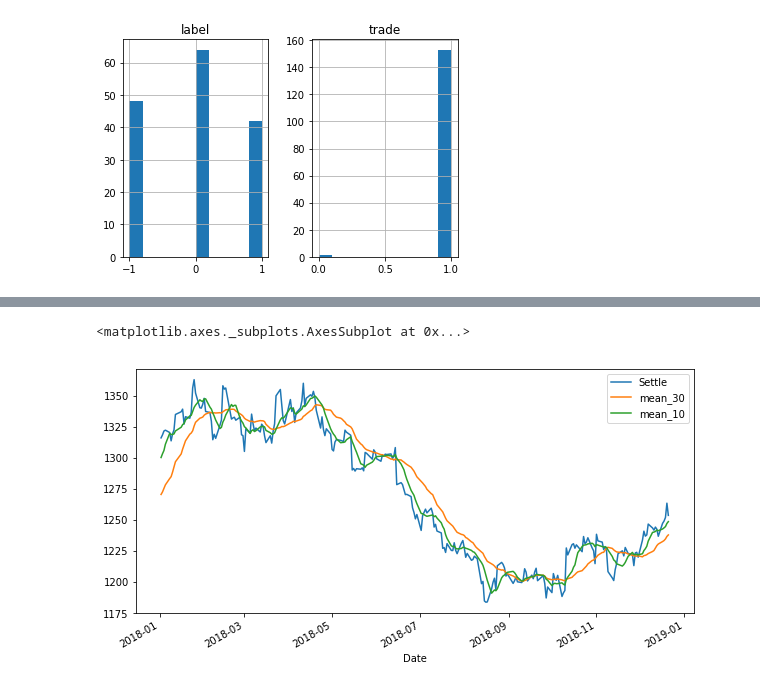
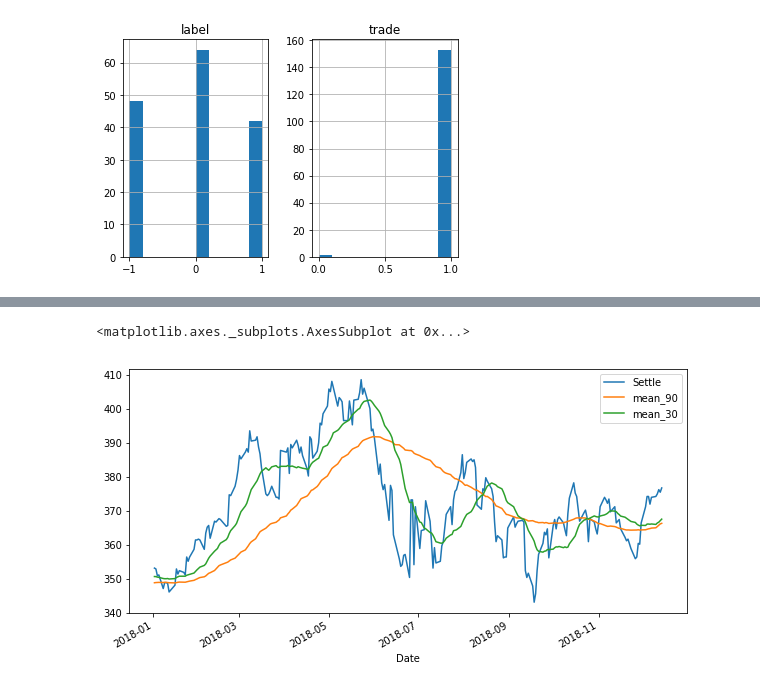
Before and after one commit to IzidoroBaltazar/MachineLearningEngineer, a Jupyter notebook: capstone_project/trading_project.ipynb, the cells around one changed output, grey strips where cells are left out. Saved outputs shown, nothing was run; the diff lists cells and outputs as text; code cells hidden in the pictures.

```diff
--- a/capstone_project/trading_project.ipynb
+++ b/capstone_project/trading_project.ipynb
@@ -38,6 +39,10 @@ corn = corn.sort_index(kind='mergesort')
 corn_cot = corn_cot.sort_index(kind='mergesort')
 coffee = coffee.sort_index(kind='mergesort')
 coffee_cot = coffee_cot.sort_index(kind='mergesort')
+# %%
+gold = gold.loc[gold.index >= '2006-06-13']
+corn = corn.loc[corn.index >= '2006-06-13']
+coffee = coffee.loc[coffee.index >= '2006-06-13']
 # %%
 gold_cot.head(10)
 # %% [output]
@@ -1017,5 +1198,6 @@ gold = mean_calculation(gold, 30, 10)
 # %%
-gold[['Settle', 'mean_30', 'mean_10']].loc[gold.index > validate_date].plot(figsize=(10,5))
+corn = mean_calculation(corn, 90, 30)
+corn[['Settle', 'mean_90', 'mean_30']].loc[corn.index > validate_date].plot(figsize=(10,5))
 # %% [output]
 <matplotlib.axes._subplots.AxesSubplot at 0x...>
-[figure, old version]
+[figure, new version]
```
Also changed, not shown: parts of 48 cells of this notebook, 1 other file.
